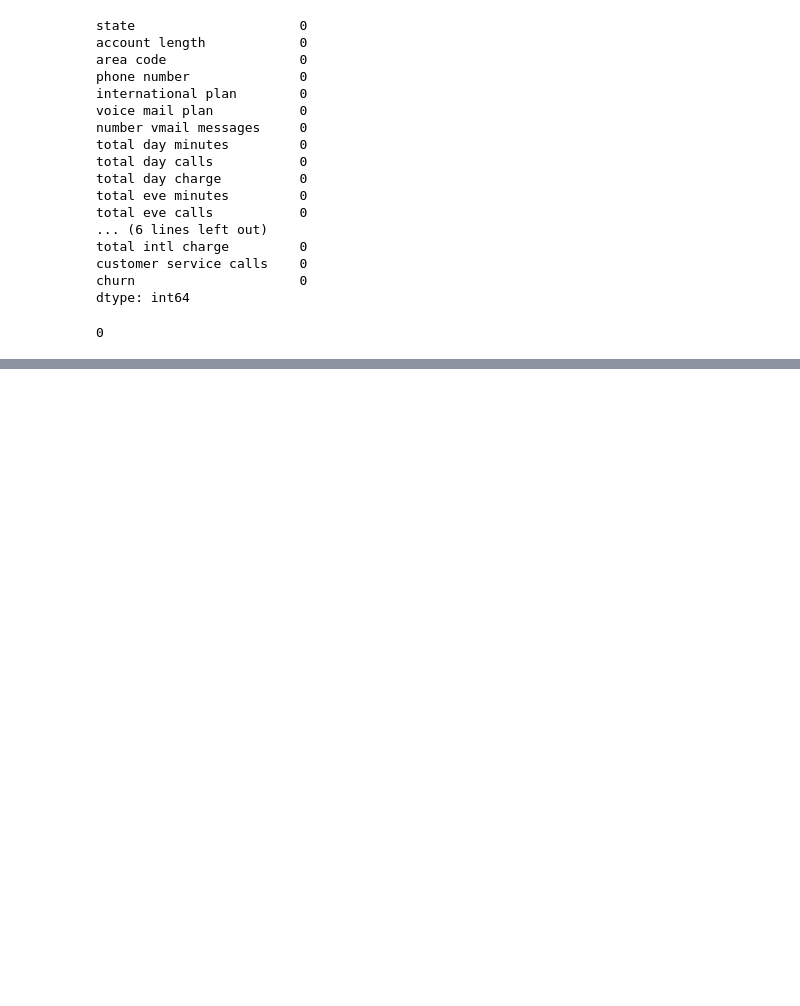
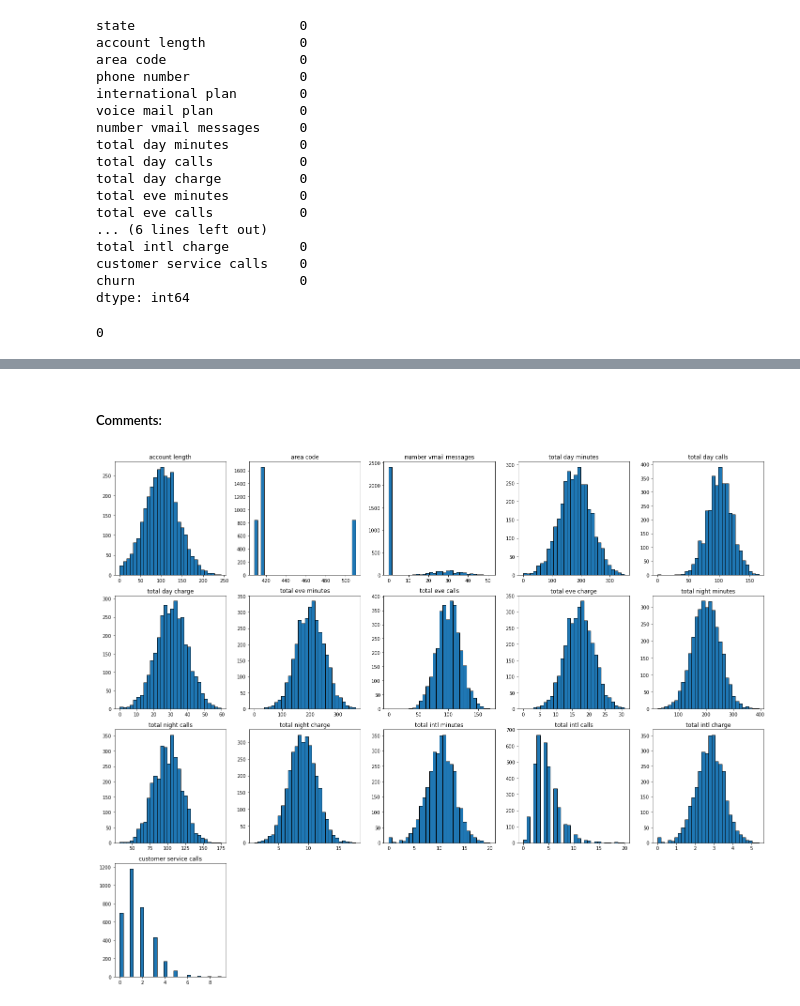
Before and after one commit to kaluma-67/SyriaTel_Customer_Churn_Rate_Analysis, a Jupyter notebook: Notebook.ipynb, the cells around one changed output, grey strips where cells are left out. Saved outputs shown, nothing was run; the diff lists cells and outputs as text; code cells hidden in the pictures; blank space fills up the shorter version.

Commit message:
initiated analysis commit

```diff
--- a/Notebook.ipynb
+++ b/Notebook.ipynb
@@ -53,0 +104,36 @@ data.describe()
+# %% [markdown]
+##### Comments:
+# %%
+# Visualize relationships
+# Univariate Analysis For all features except the phone no.
+# Univariate Analysis for Numerical Features
+numerical_features = data.select_dtypes(include = ['int64', 'float64'])
+
+# Number of numerical features
+num_features = numerical_features.shape[1]
+
+# Determine the number of rows and columns for the subplots grid
+num_cols = 5
+
+# Calculate number of rows needed
+num_rows = (num_features + num_cols - 1) // num_cols
+
+# Create a figure and axis objects
+fig, axes = plt.subplots(num_rows, num_cols, figsize=(20, num_rows * 4))
+
+# Flatten the axes array for easy iteration
+axes = axes.flatten()
+
+# Plot histograms for each numerical feature
+for i, column in enumerate(numerical_features.columns):
+    axes[i].hist(numerical_features[column], bins=30, edgecolor='k')
+    axes[i].set_title(column)
+
+# Remove any empty subplots
+for j in range(i + 1, len(axes)):
+    fig.delaxes(axes[j])
+
+plt.tight_layout()
+plt.show()
+# %% [output]
+[figure, added]
```
Also changed, not shown: parts of 12 cells of this notebook.
